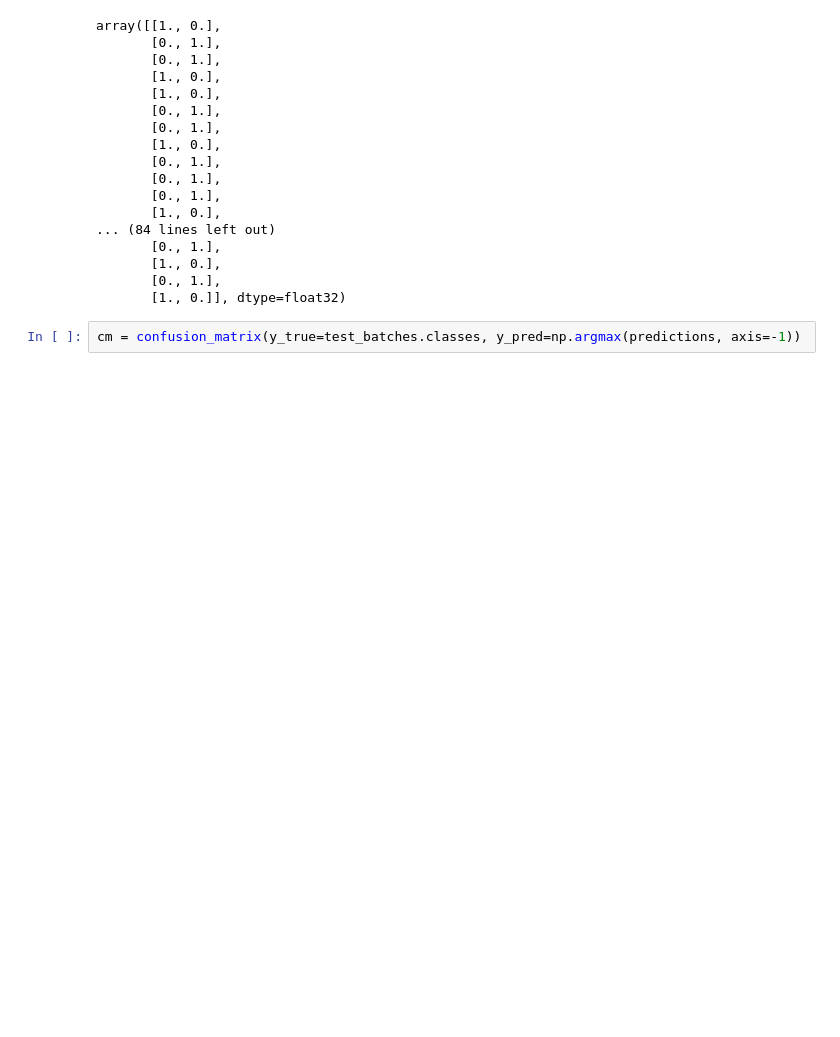
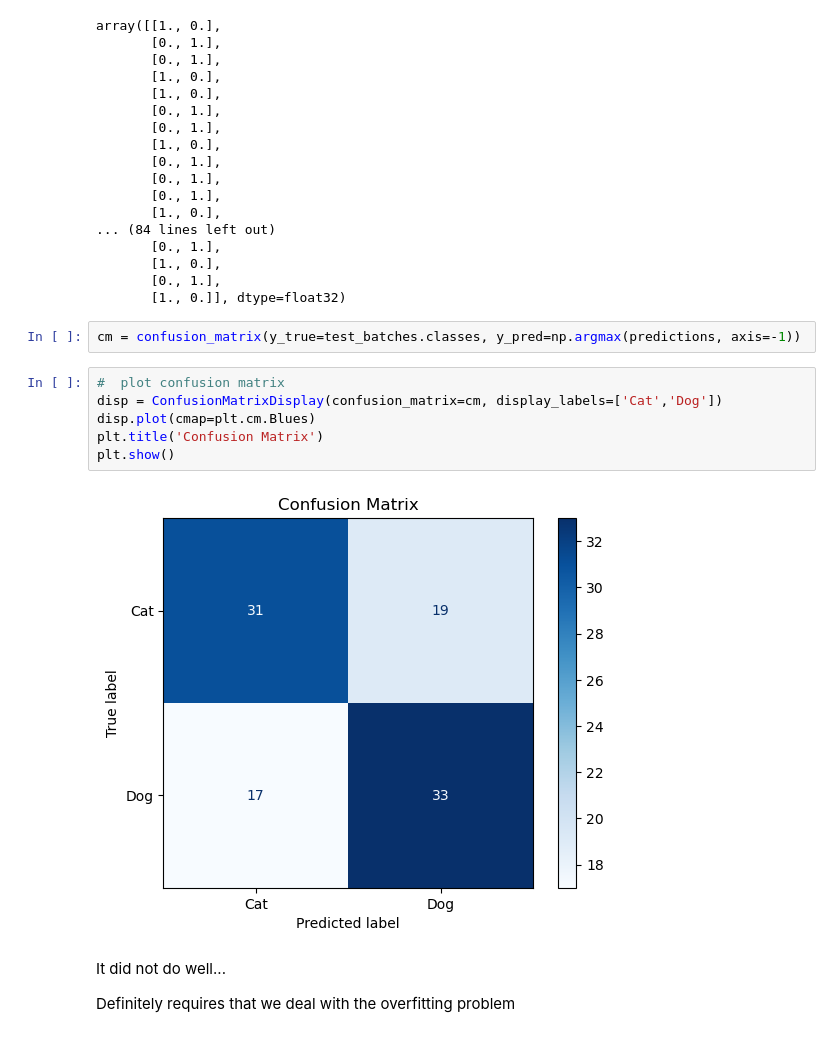
Before and after one commit to ianwright27/Deep-Learning-Chronicles, a Jupyter notebook: image_classification_CNN/image_classification.ipynb, the cells around one changed output. Cells and saved outputs as stored; diff of their text form; blank space fills up the shorter version.

Commit message:
image_classification_model_evaluation_#1

```diff
--- a/image_classification_CNN/image_classification.ipynb
+++ b/image_classification_CNN/image_classification.ipynb
@@ -272,3 +272,15 @@ array([[1., 0.],
        [1., 0.]], dtype=float32)
 # %%
 cm = confusion_matrix(y_true=test_batches.classes, y_pred=np.argmax(predictions, axis=-1))
+# %%
+#  plot confusion matrix
+disp = ConfusionMatrixDisplay(confusion_matrix=cm, display_labels=['Cat','Dog'])
+disp.plot(cmap=plt.cm.Blues)
+plt.title('Confusion Matrix')
+plt.show()
+# %% [output]
+[figure, added]
+# %% [markdown]
+It did not do well...
+
+Definitely requires that we deal with the overfitting problem
```
